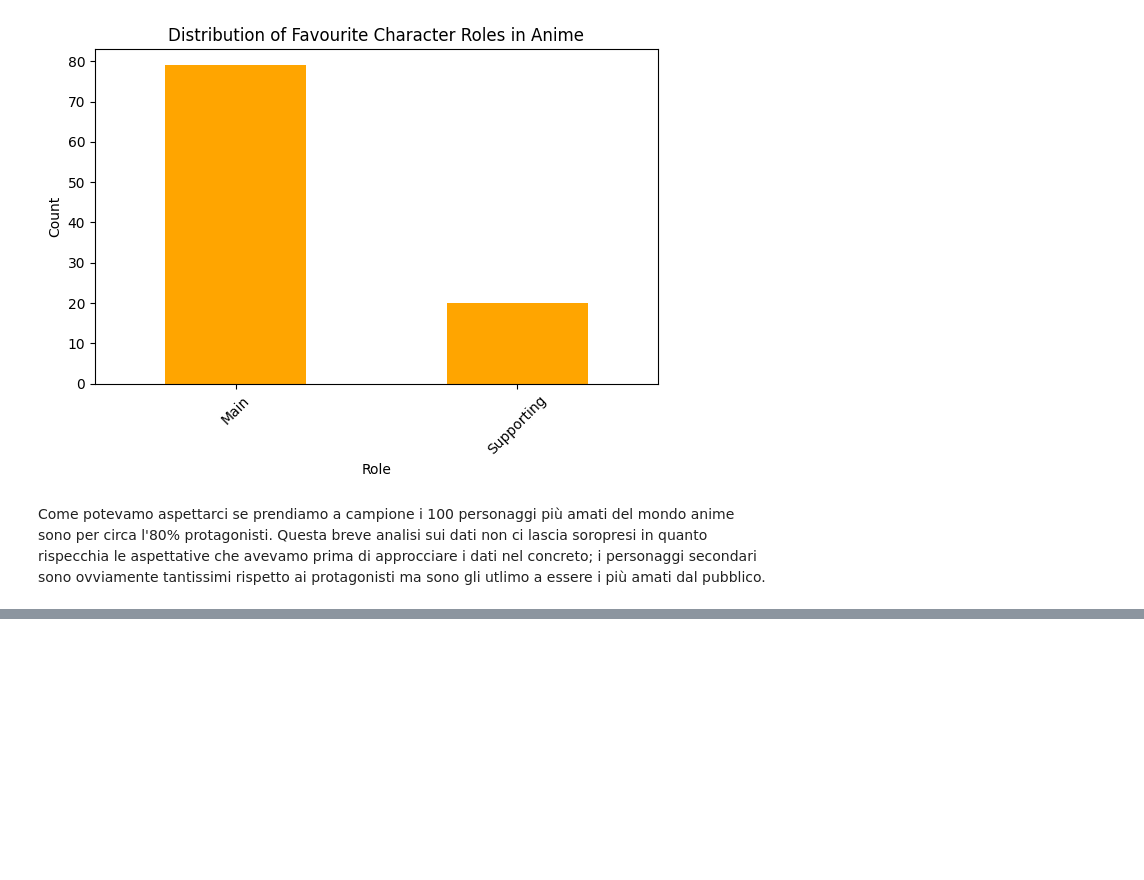
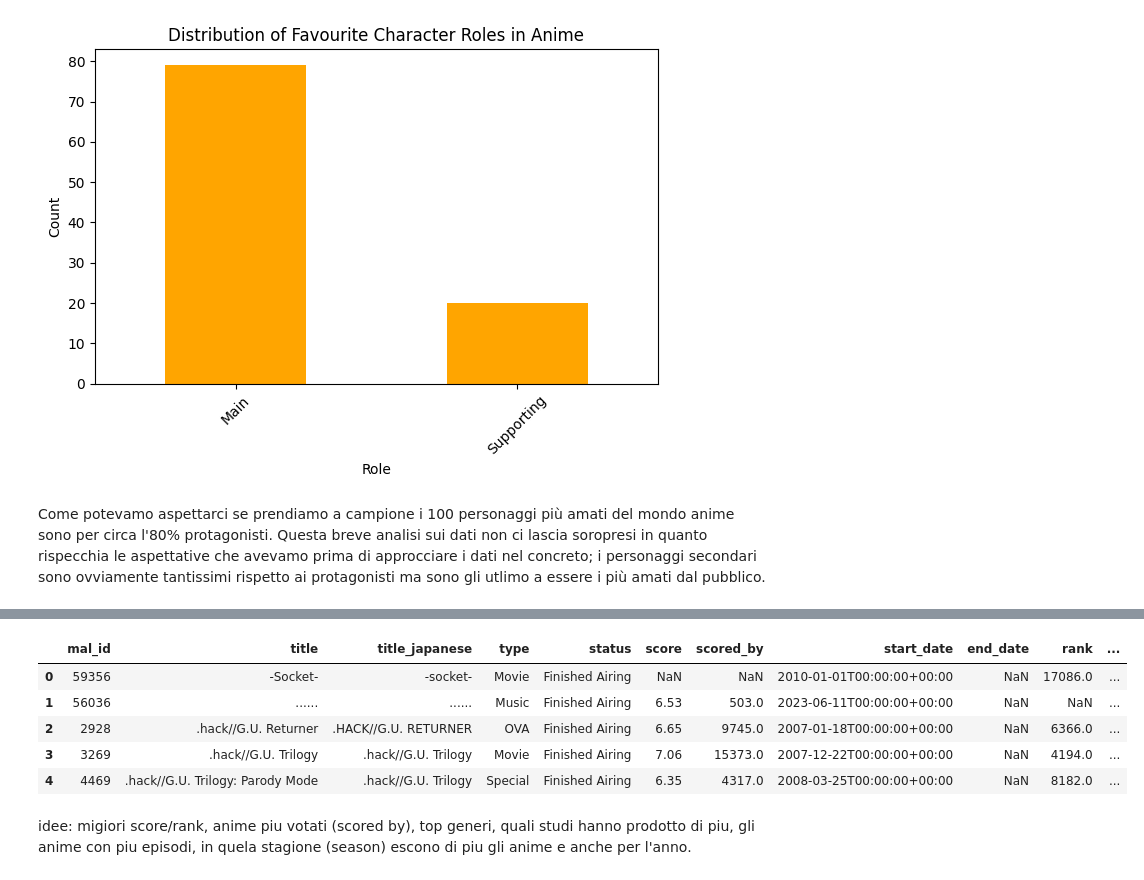
Before and after one commit to LeonardoFerraud/HCI---progetto-finale-Ferraud-Russo-2, a Jupyter notebook: Assigment25-26.ipynb, the cells around one changed output, grey strips where cells are left out. Cells and saved outputs as stored; diff of their text form; code cells hidden in the pictures; blank space fills up the shorter version.

```diff
--- a/Assigment25-26.ipynb
+++ b/Assigment25-26.ipynb
@@ -106,0 +109,5 @@ Questa breve analisi sui dati non ci lascia soropresi in quanto rispecchia le as
+# %%
+details_df = pd.read_csv('details.csv')
+pd.set_option('display.max_columns', None)
+details_df = details_df.drop(columns=['url', 'image_url', 'synopsis', 'members', 'themes', 'demographics', 'rating', 'explicit_genres', 'licensors', 'streaming'])
+details_df.head()
@@ -106,0 +121,14 @@ Questa breve analisi sui dati non ci lascia soropresi in quanto rispecchia le as
+# %%
+details_df = pd.read_csv('details.csv')
+pd.set_option('display.max_columns', None)
+details_df = details_df.drop(columns=['url', 'image_url', 'synopsis', 'members', 'themes', 'demographics', 'source','rating', 'explicit_genres', 'licensors', 'streaming'])
+details_df.head()
+# %% [output]
+|  | mal_id | title | title_japanese | type | status | score | scored_by | start_date | end_date | rank | ... |
+| 0 | 59356 | -Socket- | -socket- | Movie | Finished Airing | NaN | NaN | 2010-01-01T00:00:00+00:00 | NaN | 17086.0 | ... |
+| 1 | 56036 | ...... | ...... | Music | Finished Airing | 6.53 | 503.0 | 2023-06-11T00:00:00+00:00 | NaN | NaN | ... |
+| 2 | 2928 | .hack//G.U. Returner | .HACK//G.U. RETURNER | OVA | Finished Airing | 6.65 | 9745.0 | 2007-01-18T00:00:00+00:00 | NaN | 6366.0 | ... |
+| 3 | 3269 | .hack//G.U. Trilogy | .hack//G.U. Trilogy | Movie | Finished Airing | 7.06 | 15373.0 | 2007-12-22T00:00:00+00:00 | NaN | 4194.0 | ... |
+| 4 | 4469 | .hack//G.U. Trilogy: Parody Mode | .hack//G.U. Trilogy | Special | Finished Airing | 6.35 | 4317.0 | 2008-03-25T00:00:00+00:00 | NaN | 8182.0 | ... |
+# %% [markdown]
+idee: migiori score/rank, anime piu votati (scored by), top generi, quali studi hanno prodotto di piu, gli anime con piu episodi, in quela stagione (season) escono di piu gli anime e anche per l'anno.
```
Also changed, not shown: parts of 3 cells of this notebook.
